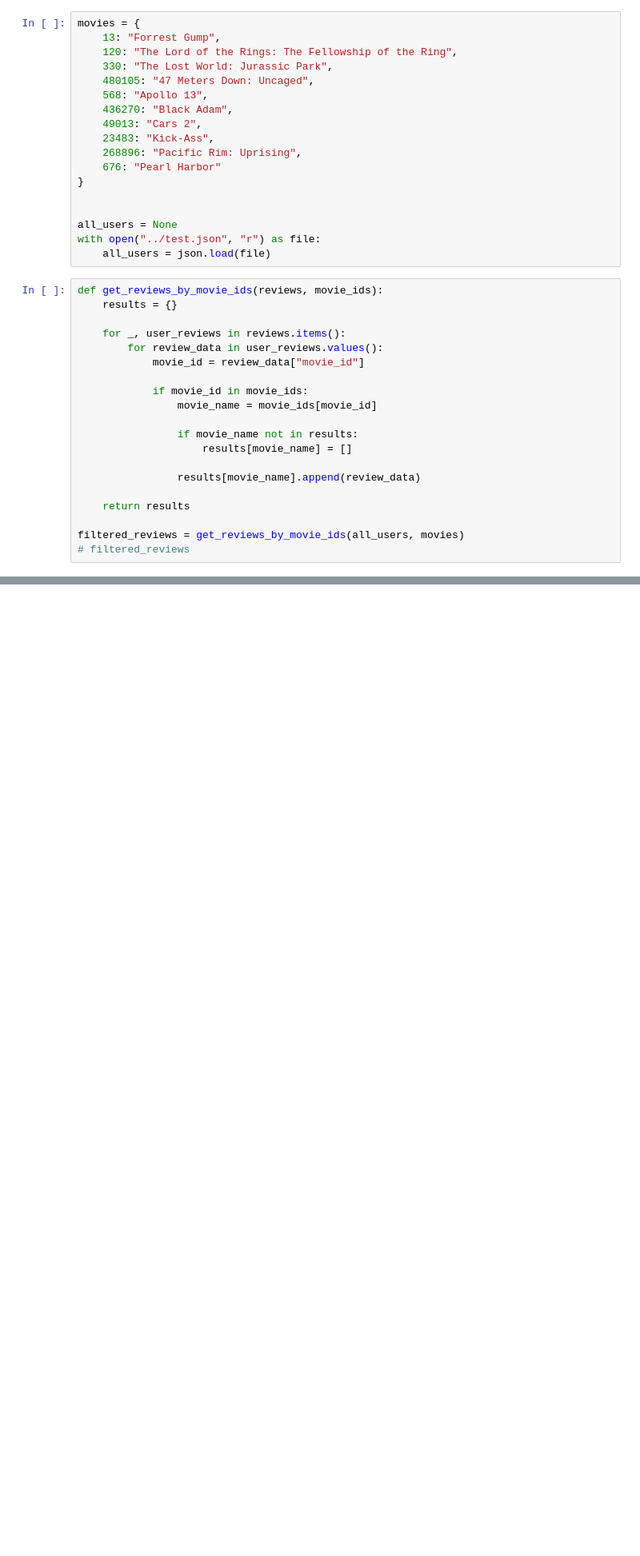
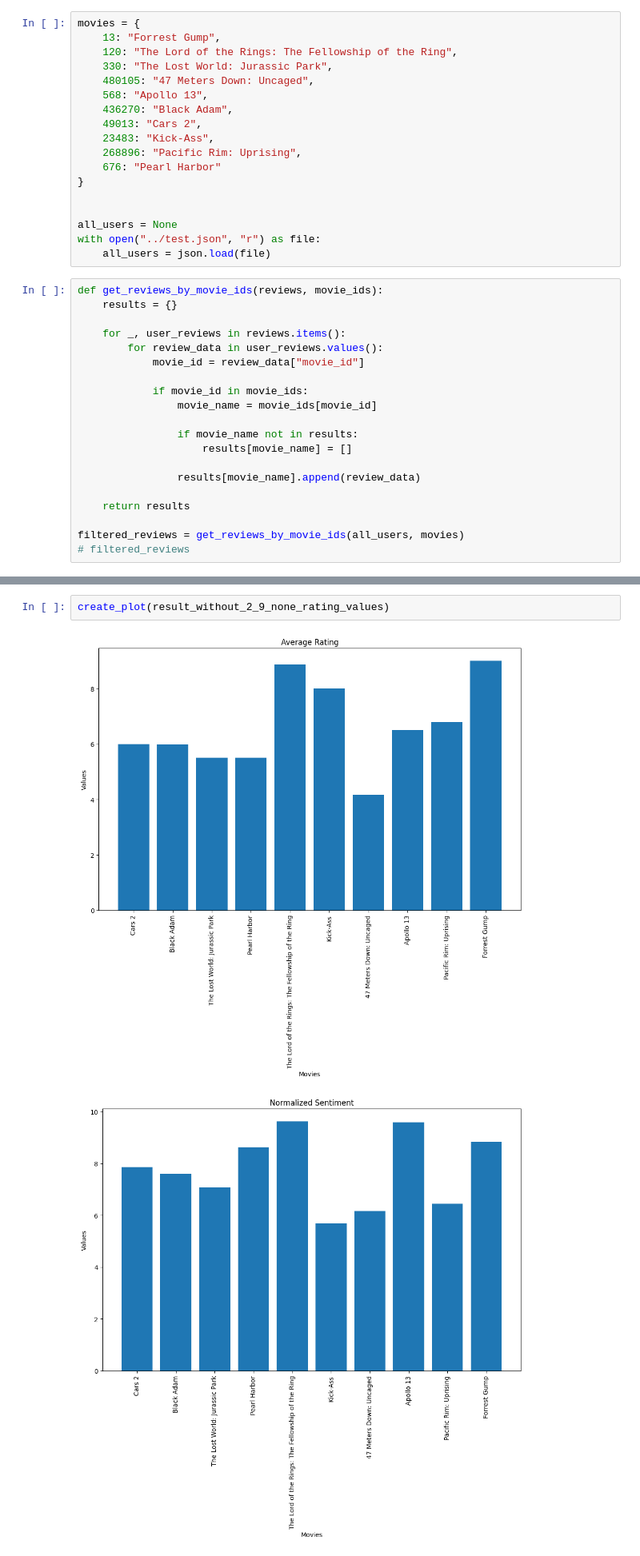
Before and after one commit to Padinator/Watch-Tip, a Jupyter notebook: ranking/visualize_ranking_data.ipynb, the cells around one changed output, grey strips where cells are left out. Shown at 80% size. Saved outputs shown, nothing was run; the diff lists cells and outputs as text; blank space fills up the shorter version.

```diff
--- a/ranking/visualize_ranking_data.ipynb
+++ b/ranking/visualize_ranking_data.ipynb
@@ -147,0 +184,5 @@ result
+# %%
+create_plot(result_without_2_9_none_rating_values)
+# %% [output]
+[figure, added]
+[figure, added]
```
Also changed, not shown: parts of 23 cells of this notebook.
